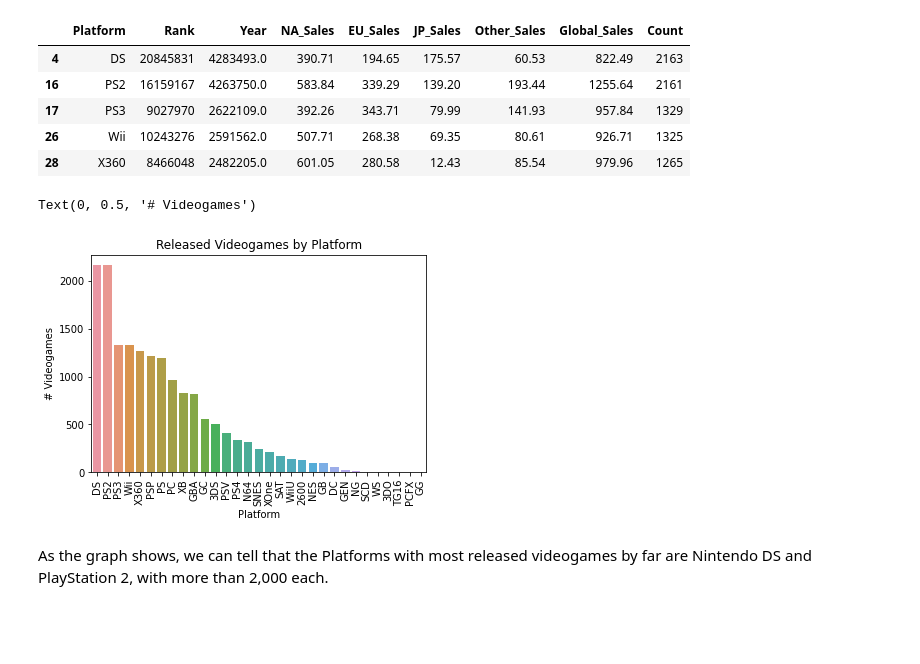
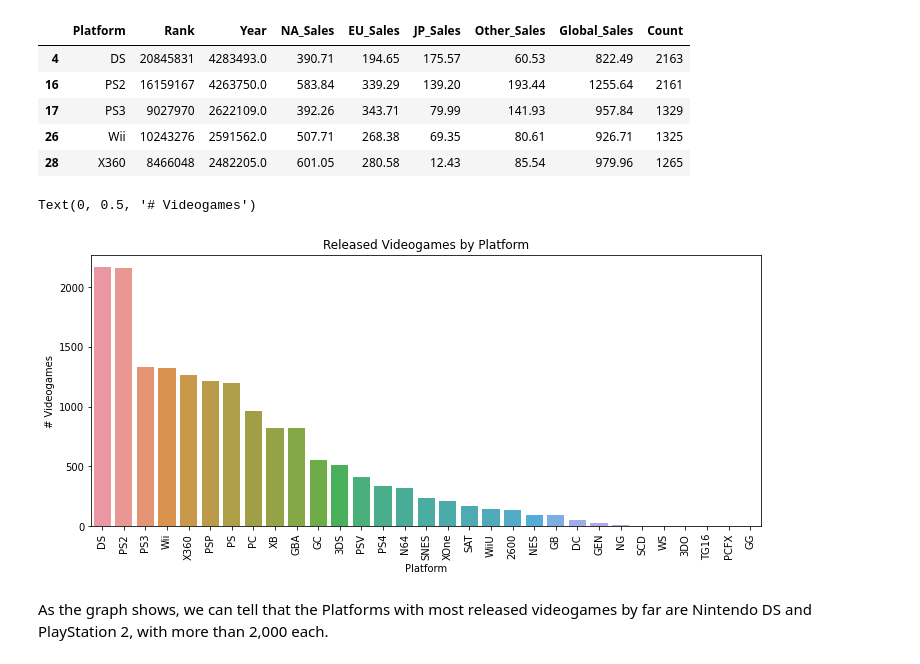
Before and after one commit to albertopformoso/Videogame-Sales-Predictions, a Jupyter notebook: main.ipynb, the cells around one changed output. Saved outputs shown, nothing was run; the diff lists cells and outputs as text; code cells hidden in the pictures; blank space fills up the shorter version.

```diff
--- a/main.ipynb
+++ b/main.ipynb
@@ -175,13 +175,15 @@ by_platform.head()
 | 26 | Wii | 10243276 | 2591562.0 | 507.71 | 268.38 | 69.35 | 80.61 | 926.71 | 1325 |
 | 28 | X360 | 8466048 | 2482205.0 | 601.05 | 280.58 | 12.43 | 85.54 | 979.96 | 1265 |
 # %%
-a = sns.barplot(x='Platform', y='Count', data=by_platform)
+fig_dims = (12, 5)
+fig, ax = plt.subplots(figsize=fig_dims)
+a = sns.barplot(x='Platform', y='Count', data=by_platform) #We plot the number of released videogames by platform
 plt.title('Released Videogames by Platform')
 plt.xticks(rotation=90)
 plt.ylabel('# Videogames')
 # %% [output]
 Text(0, 0.5, '# Videogames')
-[figure, old version]
+[figure, new version]
 # %% [markdown]
 As the graph shows, we can tell that the Platforms with most released videogames by far are Nintendo DS and PlayStation 2, with more than 2,000 each.
 # %%
```
Also changed, not shown: parts of 21 cells of this notebook.
